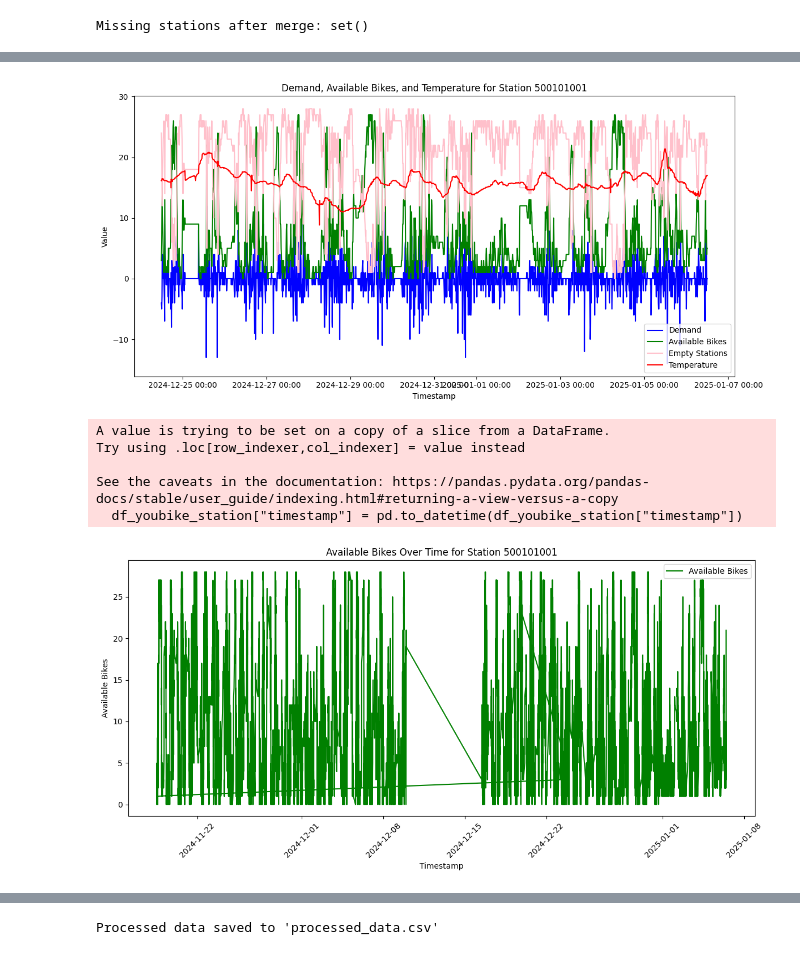
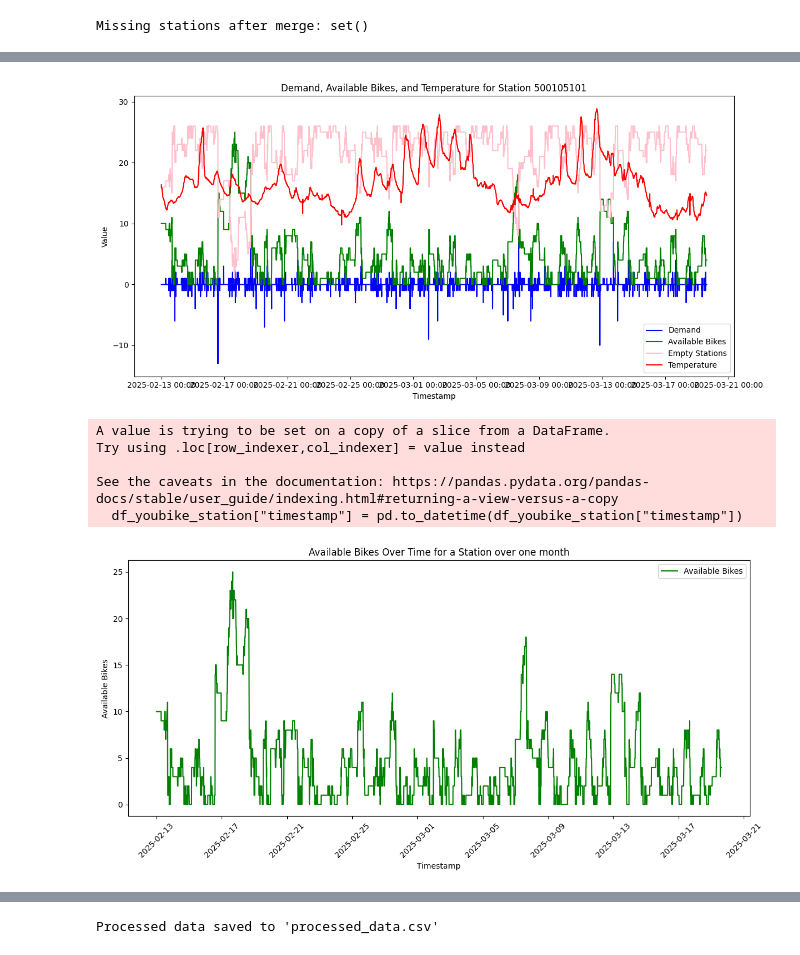
Before and after one commit to mojoee/YouBikeLive, a Jupyter notebook: src/prepareData.ipynb, the cells around one changed output, grey strips where cells are left out. Drawn from its saved outputs; the diff is of its cells as text; code cells hidden in the pictures.

```diff
--- a/src/prepareData.ipynb
+++ b/src/prepareData.ipynb
@@ -8,18 +8,22 @@ import pandas as pd
 db_path = "../youbike_data.db"
 conn = sqlite3.connect(db_path)
 
-# Query for YouBike status data
-youbike_query = """
+# Define the start timestamp
+start_time = "2025-02-13 00:00:00"
+
+# Query for YouBike status data with filtering
+youbike_query = f"""
 SELECT
     sno AS youbike_station_id,
     mday AS timestamp,
     available_rent_bikes,
     available_return_bikes
 FROM youbike_status
+WHERE mday >= '{start_time}'
 """
 
-# Query for weather data
-weather_query = """
+# Query for weather data with filtering
+weather_query = f"""
 SELECT
     station_name AS weather_station_name,
     observe_time AS timestamp,
@@ -30,12 +34,14 @@ SELECT
     pressure,
     rainfall
 FROM weather
+WHERE observe_time >= '{start_time}'
 """
 
 # Load the data into separate DataFrames
 df_youbike = pd.read_sql_query(youbike_query, conn)
 df_weather = pd.read_sql_query(weather_query, conn)
 
+# Calculate YouBike capacity
 df_youbike['capacity'] = df_youbike['available_rent_bikes'] + df_youbike['available_return_bikes']
 
 # Close the connection
@@ -44,4 +50,8 @@ conn.close()
 # Display shapes for sanity check
 print(f"YouBike Data Shape: {df_youbike.shape}")
 print(f"Weather Data Shape: {df_weather.shape}")
+
+# Display the first few rows of the data for verification
+print(df_youbike.head())
+print(df_weather.head())
 # %% [output]
@@ -151,10 +158,16 @@ print(df_youbike_filtered.head())
 # %%
-# # let's create a demand forecast for one single station: Main Gate NTUST
-# df_NTUST = df_youbike_filtered[df_youbike_filtered["sno"] == '500101024']
-# # Set timestamp as index
-# df_NTUST.set_index("timestamp", inplace=True)
-# # Calculate demand as the difference in available_rent_bikes
-# df_NTUST["demand"] = df_NTUST["available_rent_bikes"].diff()
+def filter_one_station(sno):
+    df_station = df_youbike_filtered[df_youbike_filtered["youbike_station_id"] == sno]
+    # Set timestamp as index
+     #df_station.set_index("timestamp", inplace=True)
+    # Calculate demand as the difference in available_rent_bikes
+    # df_station["demand"] = df_station["available_rent_bikes"].diff()
+    return df_station
+
+# ['500108082' '500105101' '500119097' '500101181' '500105056']
+
+sno = '500119097'
+df_youbike_filtered = filter_one_station(sno)
 # %%
 df_youbike_filtered
 # %% [output]
@@ -418,7 +431,7 @@ import matplotlib.pyplot as plt
 import matplotlib.dates as mdates
 
 # Plot demand, available bikes, and temperature for a specific station
-station_id = "500101001"  # Replace with a valid station ID
+station_id = sno  # Replace with a valid station ID
 df_station = df_merged[df_merged["youbike_station_id"] == station_id]
 
 plt.figure(figsize=(12, 6))
@@ -448,40 +461,40 @@ plt.gca().xaxis.set_major_formatter(mdates.DateFormatter('%Y-%m-%d %H:%M'))
 # Show the plot
 plt.show()
 # %% [output]
-[figure, old version]
+[figure, new version]
 # %%
 import matplotlib.pyplot as plt
 
 # Filter the dataframe to the relevant station
-station_id = "500101001"  # Example station ID
+station_id = sno  # Example station ID
 df_youbike_station = df_youbike[df_youbike["youbike_station_id"] == station_id]
 
 # Ensure timestamps are in datetime format
 df_youbike_station["timestamp"] = pd.to_datetime(df_youbike_station["timestamp"])
 
 # Plot the available_rent_bikes over time
 plt.figure(figsize=(12, 6))
 plt.plot(
     df_youbike_station["timestamp"],
     df_youbike_station["available_rent_bikes"],
     label="Available Bikes",
     color="green",
 )
 
 # Customize the plot
 plt.legend()
 plt.xlabel("Timestamp")
 plt.ylabel("Available Bikes")
-plt.title(f"Available Bikes Over Time for Station {station_id}")
+plt.title(f"Available Bikes Over Time for a Station over one month")
 plt.xticks(rotation=45)  # Rotate x-axis labels for readability
 plt.tight_layout()
 
 # Show the plot
 plt.show()
 # %% [output]
 A value is trying to be set on a copy of a slice from a DataFrame.
 Try using .loc[row_indexer,col_indexer] = value instead
 
 See the caveats in the documentation: https://pandas.pydata.org/pandas-docs/stable/user_guide/indexing.html#returning-a-view-versus-a-copy
   df_youbike_station["timestamp"] = pd.to_datetime(df_youbike_station["timestamp"])
-[figure, old version]
+[figure, new version]
```
Also changed, not shown: parts of 24 cells of this notebook, 14 other files.
